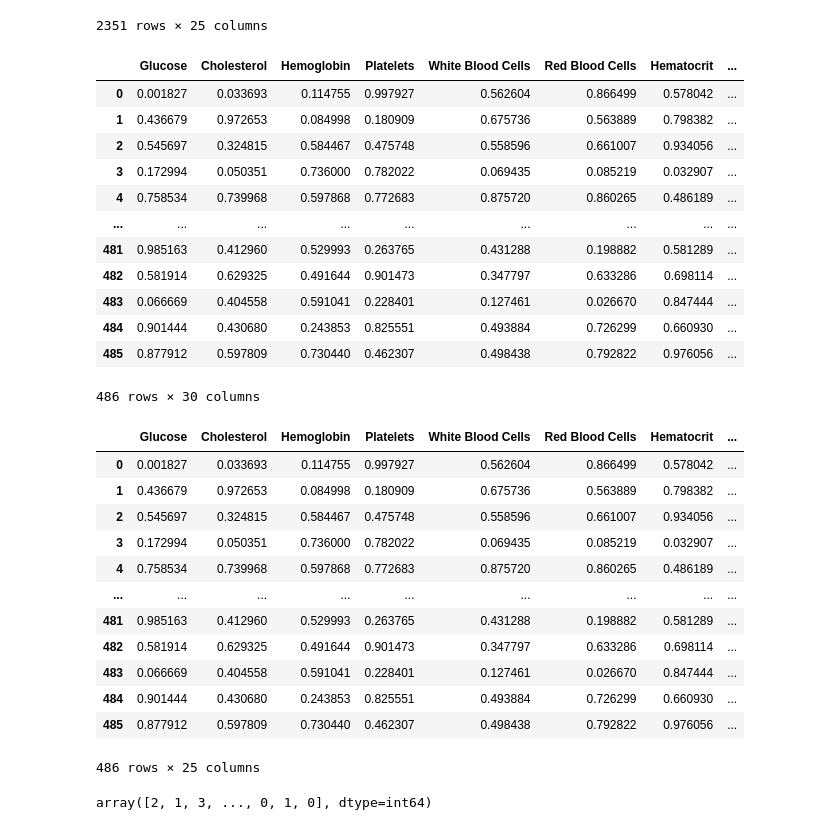
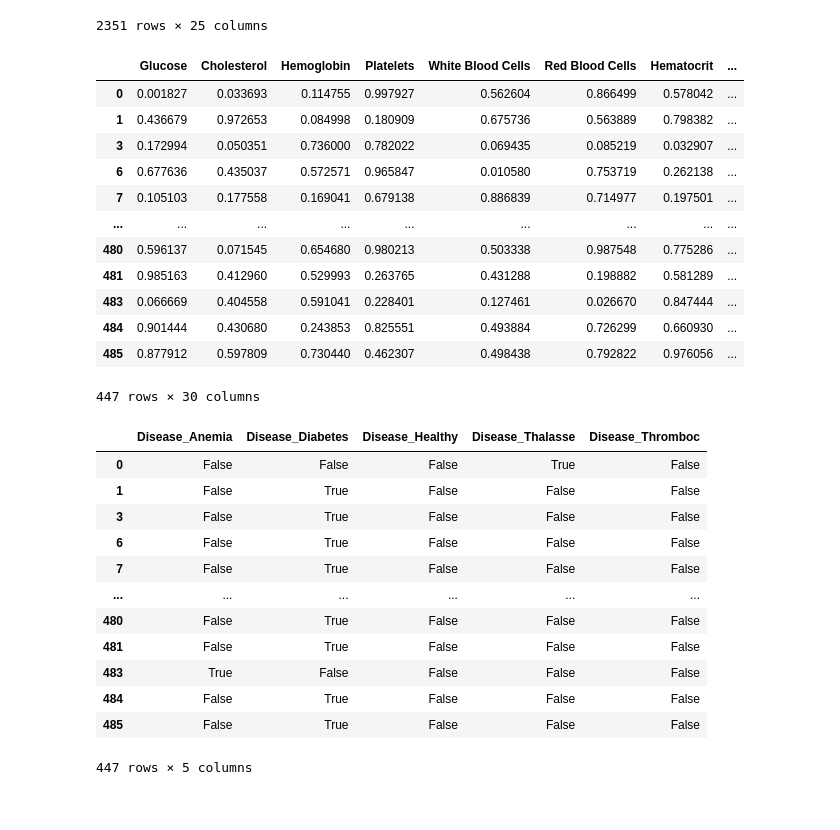
Before and after one commit to wushenhaoyu/NWPU-Pattern-recognition, a Jupyter notebook: 大作业/大作业.ipynb, the cells around one changed output. Cells and saved outputs as stored; diff of their text form; code cells hidden in the pictures.

```diff
--- a/大作业/大作业.ipynb
+++ b/大作业/大作业.ipynb
@@ -27,22 +28,23 @@ Training_data = Training_data.dropna()
 # %%
 Training_data = pd.get_dummies(Training_data, columns=['Disease'])
 Test_data = pd.get_dummies(Test_data,columns=['Disease'])
+Test_data = Test_data[Test_data['Disease_Heart Di'] != True]
 # %%
 Test_data
 # %% [output]
 |  | Glucose | Cholesterol | Hemoglobin | Platelets | White Blood Cells | Red Blood Cells | Hematocrit | ... |
 | 0 | 0.001827 | 0.033693 | 0.114755 | 0.997927 | 0.562604 | 0.866499 | 0.578042 | ... |
 | 1 | 0.436679 | 0.972653 | 0.084998 | 0.180909 | 0.675736 | 0.563889 | 0.798382 | ... |
-| 2 | 0.545697 | 0.324815 | 0.584467 | 0.475748 | 0.558596 | 0.661007 | 0.934056 | ... |
 | 3 | 0.172994 | 0.050351 | 0.736000 | 0.782022 | 0.069435 | 0.085219 | 0.032907 | ... |
-| 4 | 0.758534 | 0.739968 | 0.597868 | 0.772683 | 0.875720 | 0.860265 | 0.486189 | ... |
+| 6 | 0.677636 | 0.435037 | 0.572571 | 0.965847 | 0.010580 | 0.753719 | 0.262138 | ... |
+| 7 | 0.105103 | 0.177558 | 0.169041 | 0.679138 | 0.886839 | 0.714977 | 0.197501 | ... |
 | ... | ... | ... | ... | ... | ... | ... | ... | ... |
+| 480 | 0.596137 | 0.071545 | 0.654680 | 0.980213 | 0.503338 | 0.987548 | 0.775286 | ... |
 | 481 | 0.985163 | 0.412960 | 0.529993 | 0.263765 | 0.431288 | 0.198882 | 0.581289 | ... |
-| 482 | 0.581914 | 0.629325 | 0.491644 | 0.901473 | 0.347797 | 0.633286 | 0.698114 | ... |
 | 483 | 0.066669 | 0.404558 | 0.591041 | 0.228401 | 0.127461 | 0.026670 | 0.847444 | ... |
 | 484 | 0.901444 | 0.430680 | 0.243853 | 0.825551 | 0.493884 | 0.726299 | 0.660930 | ... |
 | 485 | 0.877912 | 0.597809 | 0.730440 | 0.462307 | 0.498438 | 0.792822 | 0.976056 | ... |
-486 rows × 30 columns
+447 rows × 30 columns
 # %%
 Training_label = Training_data.filter(items=['Disease_Anemia', 'Disease_Diabetes','Disease_Healthy','Disease_Thalasse','Disease_Thromboc'])
 Test_label = Test_data.filter(items=['Disease_Anemia', 'Disease_Diabetes', 'Disease_Healthy', 'Disease_Thalasse', 'Disease_Thromboc'])
@@ -50,17 +52,17 @@ Test_data_ = Test_data.drop(columns=['Disease_Anemia', 'Disease_Diabetes', 'Dise
 Training_data_ = Training_data.drop(columns=['Disease_Anemia', 'Disease_Diabetes', 'Disease_Healthy', 'Disease_Thalasse', 'Disease_Thromboc'])
 # %%
-Test_data_
+Test_label
 # %% [output]
-|  | Glucose | Cholesterol | Hemoglobin | Platelets | White Blood Cells | Red Blood Cells | Hematocrit | ... |
-| 0 | 0.001827 | 0.033693 | 0.114755 | 0.997927 | 0.562604 | 0.866499 | 0.578042 | ... |
-| 1 | 0.436679 | 0.972653 | 0.084998 | 0.180909 | 0.675736 | 0.563889 | 0.798382 | ... |
-| 2 | 0.545697 | 0.324815 | 0.584467 | 0.475748 | 0.558596 | 0.661007 | 0.934056 | ... |
-| 3 | 0.172994 | 0.050351 | 0.736000 | 0.782022 | 0.069435 | 0.085219 | 0.032907 | ... |
-| 4 | 0.758534 | 0.739968 | 0.597868 | 0.772683 | 0.875720 | 0.860265 | 0.486189 | ... |
-| ... | ... | ... | ... | ... | ... | ... | ... | ... |
-| 481 | 0.985163 | 0.412960 | 0.529993 | 0.263765 | 0.431288 | 0.198882 | 0.581289 | ... |
-| 482 | 0.581914 | 0.629325 | 0.491644 | 0.901473 | 0.347797 | 0.633286 | 0.698114 | ... |
-| 483 | 0.066669 | 0.404558 | 0.591041 | 0.228401 | 0.127461 | 0.026670 | 0.847444 | ... |
-| 484 | 0.901444 | 0.430680 | 0.243853 | 0.825551 | 0.493884 | 0.726299 | 0.660930 | ... |
-| 485 | 0.877912 | 0.597809 | 0.730440 | 0.462307 | 0.498438 | 0.792822 | 0.976056 | ... |
+|  | Disease_Anemia | Disease_Diabetes | Disease_Healthy | Disease_Thalasse | Disease_Thromboc |
+| 0 | False | False | False | True | False |
+| 1 | False | True | False | False | False |
+| 3 | False | True | False | False | False |
+| 6 | False | True | False | False | False |
+| 7 | False | True | False | False | False |
+| ... | ... | ... | ... | ... | ... |
+| 480 | False | True | False | False | False |
+| 481 | False | True | False | False | False |
+| 483 | True | False | False | False | False |
+| 484 | False | True | False | False | False |
+| 485 | False | True | False | False | False |
-486 rows × 25 columns
+447 rows × 5 columns
@@ -69,4 +68,0 @@ from sklearn.naive_bayes import MultinomialNB
-# %%
-np.argmax(Training_label.values, axis=1)
-# %% [output]
-array([2, 1, 3, ..., 0, 1, 0], dtype=int64)
```
Also changed, not shown: parts of 24 cells of this notebook.
